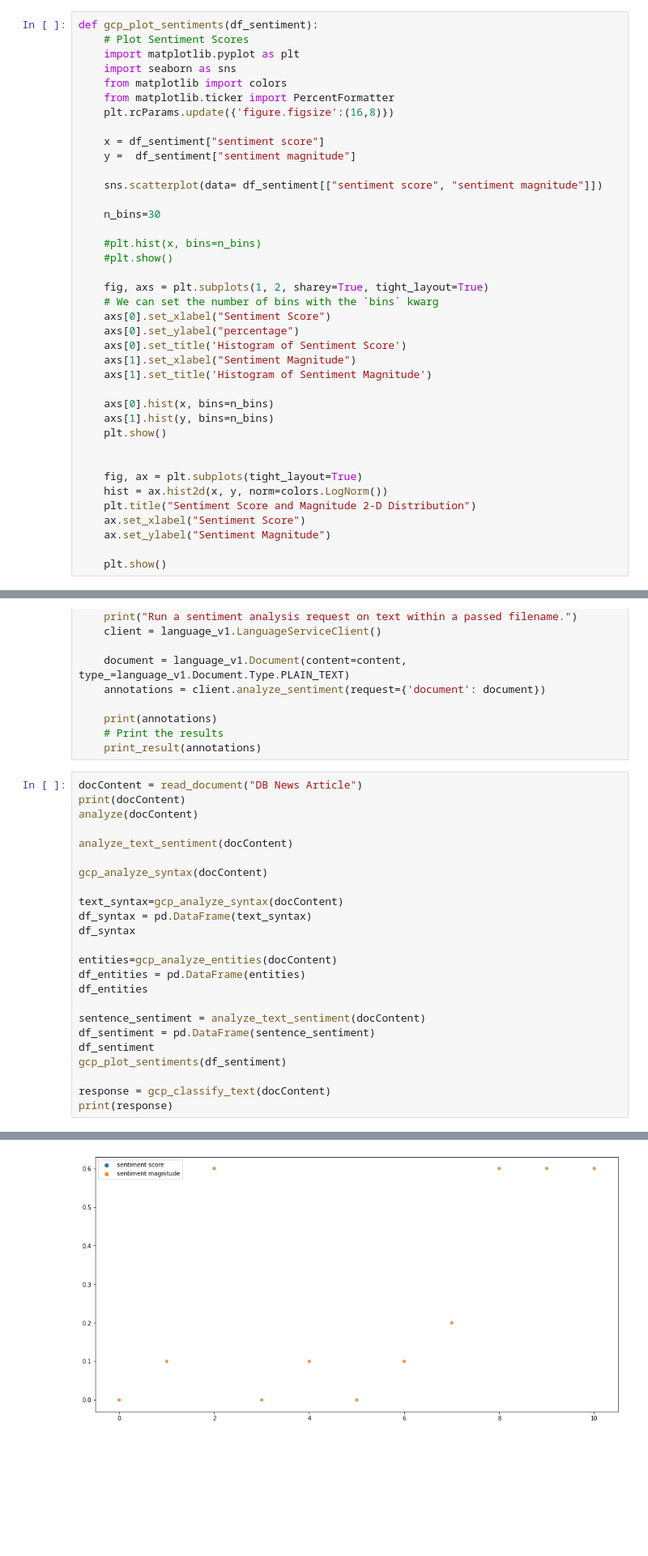
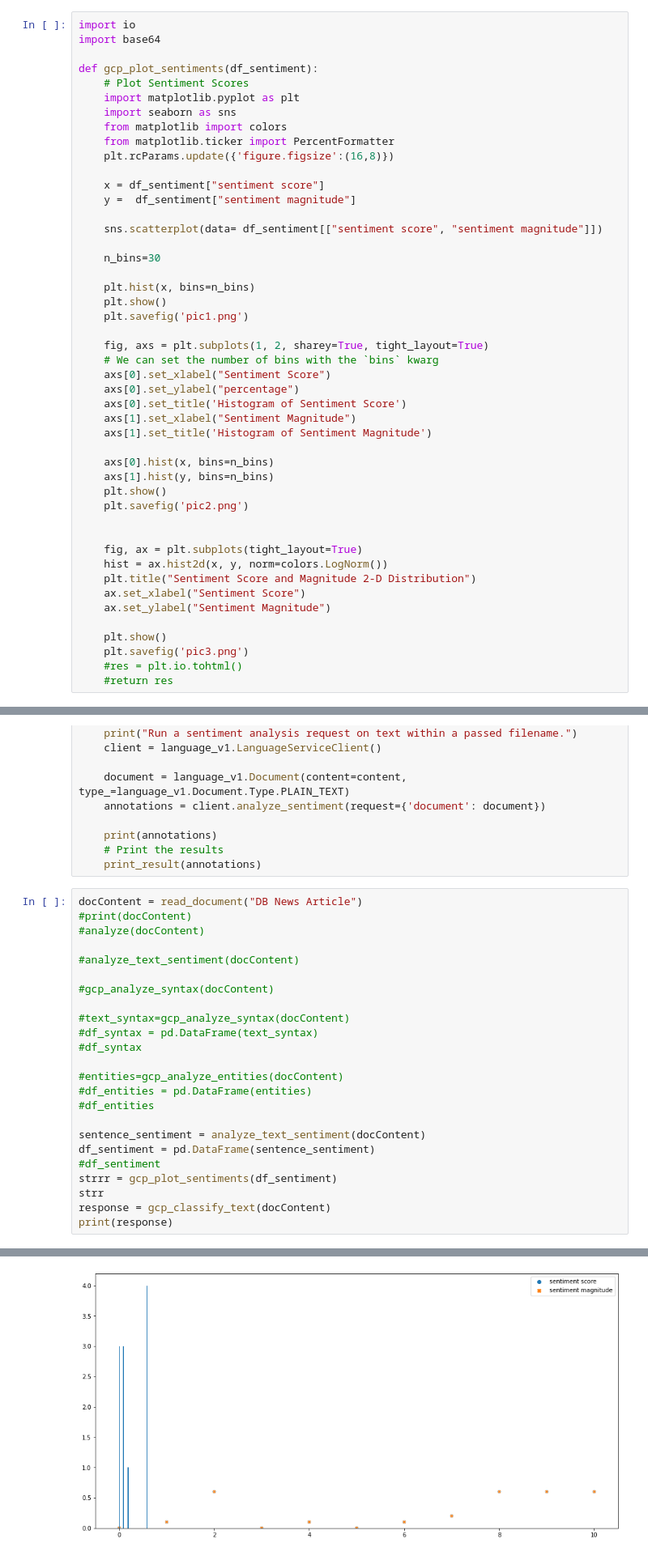
Before and after one commit to jainparveen16/sample-gcp-nlp-flask, a Jupyter notebook: reference_python/NLP_API_DemoV2.ipynb, the cells around one changed output, grey strips where cells are left out. Shown: that part at 81% size. Saved outputs shown, nothing was run; the diff lists cells and outputs as text; blank space fills up the shorter version.

```diff
--- a/reference_python/NLP_API_DemoV2.ipynb
+++ b/reference_python/NLP_API_DemoV2.ipynb
@@ -242,6 +242,9 @@ def gcp_analyze_entities(text, debug=0):
 
     return(output)
 # %%
+import io
+import base64
+
 def gcp_plot_sentiments(df_sentiment):
     # Plot Sentiment Scores
     import matplotlib.pyplot as plt
@@ -257,8 +260,9 @@ def gcp_plot_sentiments(df_sentiment):
 
     n_bins=30
 
-    #plt.hist(x, bins=n_bins)
-    #plt.show()
+    plt.hist(x, bins=n_bins)
+    plt.show()
+    plt.savefig('pic1.png')
 
     fig, axs = plt.subplots(1, 2, sharey=True, tight_layout=True)
     # We can set the number of bins with the `bins` kwarg
@@ -271,6 +275,7 @@ def gcp_plot_sentiments(df_sentiment):
     axs[0].hist(x, bins=n_bins)
     axs[1].hist(y, bins=n_bins)
     plt.show()
+    plt.savefig('pic2.png')
 
 
     fig, ax = plt.subplots(tight_layout=True)
@@ -280,6 +285,9 @@ def gcp_plot_sentiments(df_sentiment):
     ax.set_ylabel("Sentiment Magnitude")
 
     plt.show()
+    plt.savefig('pic3.png')
+    #res = plt.io.tohtml()
+    #return res
 # %%
 import argparse
 
@@ -314,46 +322,46 @@ def analyze(content):
     print_result(annotations)
 # %%
 docContent = read_document("DB News Article")
-print(docContent)
-analyze(docContent)
+#print(docContent)
+#analyze(docContent)
 
-analyze_text_sentiment(docContent)
+#analyze_text_sentiment(docContent)
 
-gcp_analyze_syntax(docContent)
+#gcp_analyze_syntax(docContent)
 
-text_syntax=gcp_analyze_syntax(docContent)
-df_syntax = pd.DataFrame(text_syntax)
-df_syntax
+#text_syntax=gcp_analyze_syntax(docContent)
+#df_syntax = pd.DataFrame(text_syntax)
+#df_syntax
 
-entities=gcp_analyze_entities(docContent)
-df_entities = pd.DataFrame(entities)
-df_entities
+#entities=gcp_analyze_entities(docContent)
+#df_entities = pd.DataFrame(entities)
+#df_entities
 
 sentence_sentiment = analyze_text_sentiment(docContent)
 df_sentiment = pd.DataFrame(sentence_sentiment)
-df_sentiment
-gcp_plot_sentiments(df_sentiment)
-
+#df_sentiment
+strrr = gcp_plot_sentiments(df_sentiment)
+strr
 response = gcp_classify_text(docContent)
 print(response)
 # %% [output]
 Deutsche Bank today announced the launch of GEM Connect, a component-based solution designed to address workflow challenges across collections, payments, funding and FX in APAC markets with capital re ...
 
 Developed by the bank's Corporate Bank and Fixed Income & Currencies business units in APAC, GEM Connect links treasury processes together into automated workflows, simplifying complex processes for c ...
 
 Using any combination of GEM Connect's components, such as its rules-based FX execution tool and payment and hedge matching solution, Deutsche Bank is able to provide a one-stop liquidity and FX manag ...
 
 Use cases can include:
 - Target balance automation to support up and downstream cross-border intra-company payments, with or without an account to streamline liquidity or commercial payment objectives.
 - Automated reconciliation of payments and collections against FX hedge contracts to speed up cross-border settlements, reduce hedging costs and achieve operational efficiency.
 - Automated execution of onshore payments or receipts with a hedge adjustment to reduce basis risk and periods of open market risk for FX execution outside Asia time zones.
 
 GEM Connect will also be rolled out in other emerging markets outside of the region.
 ... (122 lines left out)
 Sentence 8 has a sentiment score of 0.6000000238418579
 Sentence 9 has a sentiment score of 0.6000000238418579
 Sentence 10 has a sentiment score of 0.6000000238418579
 Overall Sentiment: score of 0.30000001192092896 with magnitude of 3.4000000953674316
-[figure, old version]
+[figure, new version]
 [figure]
 [figure]
```
Also changed, not shown: parts of 1 cell of this notebook, 4 other files.
